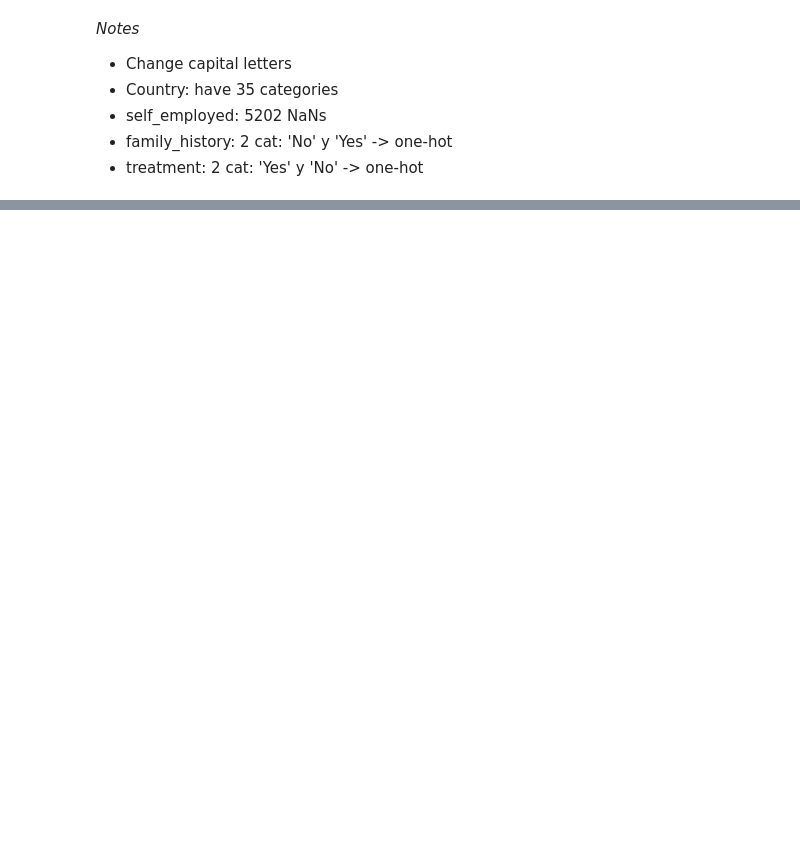
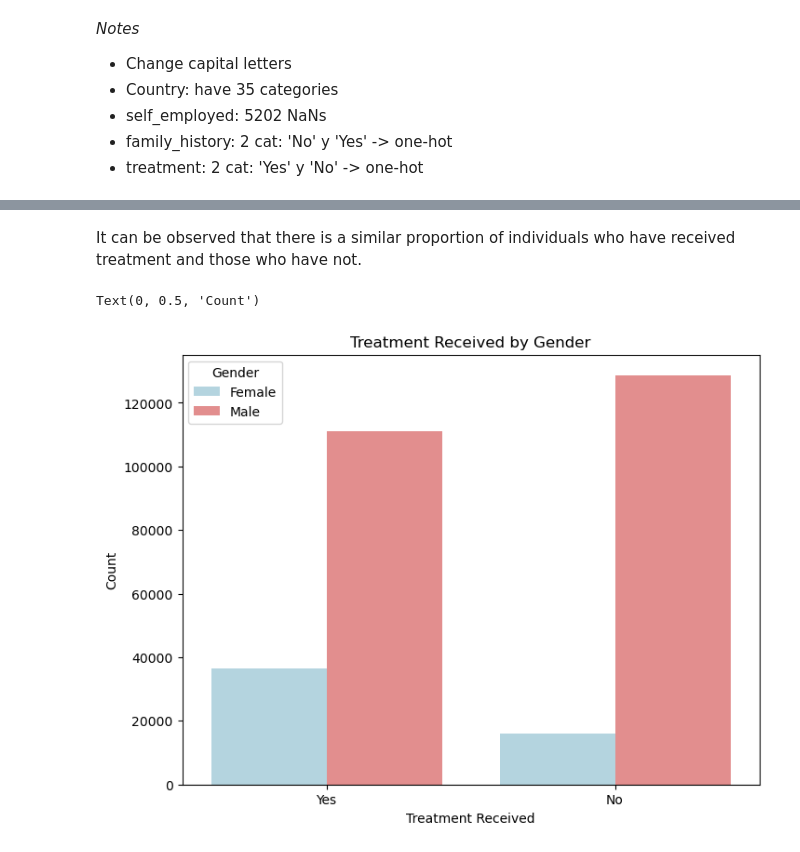
Before and after one commit to celefigs/EDA-milestone-3, a Jupyter notebook: Mental-Health- EDA.ipynb, the cells around one changed output, grey strips where cells are left out. Saved outputs shown, nothing was run; the diff lists cells and outputs as text; code cells hidden in the pictures; blank space fills up the shorter version.

```diff
--- a/Mental-Health- EDA.ipynb
+++ b/Mental-Health- EDA.ipynb
@@ -173,0 +139,13 @@ plt.show()
+# %% [markdown]
+It can be observed that there is a similar proportion of individuals who have received treatment and those who have not.
+# %%
+# Treatment received by Gender
+
+plt.figure(figsize=(8, 6))
+sns.countplot(x='Treatment', hue='Gender', data=df, palette=['lightblue', 'lightcoral'])
+plt.title('Treatment Received by Gender')
+plt.xlabel('Treatment Received')
+plt.ylabel('Count')
+# %% [output]
+Text(0, 0.5, 'Count')
+[figure, added]
```
Also changed, not shown: parts of 18 cells of this notebook.
